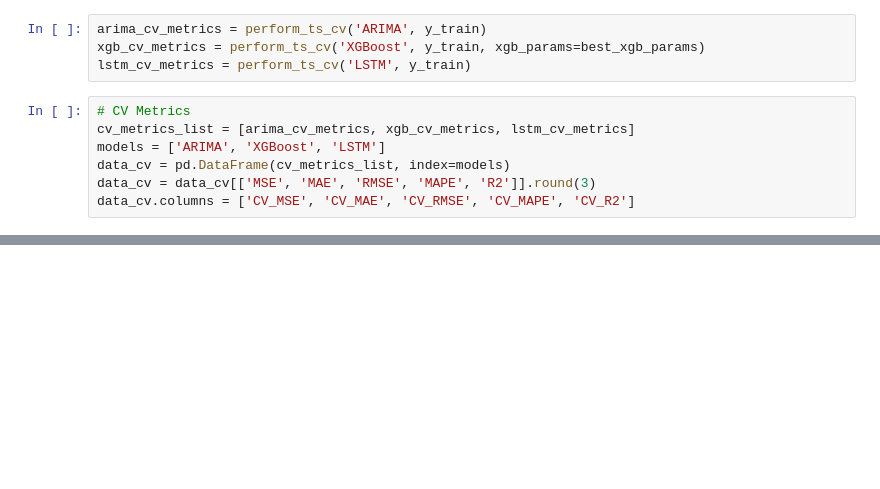
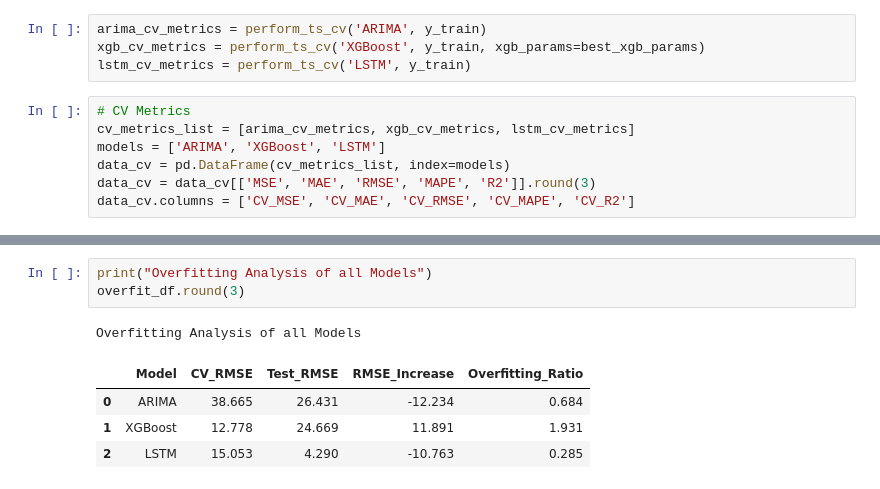
Before and after one commit to tshihab07/Stock-Price-Forecasting, a Jupyter notebook: notebookes/StockPricePrediction.ipynb, the cells around one changed output, grey strips where cells are left out. Drawn from its saved outputs; the diff is of its cells as text; blank space fills up the shorter version.

```diff
--- a/notebookes/StockPricePrediction.ipynb
+++ b/notebookes/StockPricePrediction.ipynb
@@ -767,0 +807,9 @@ LSTM      317.010  11.897   15.053   20.999  -1.497
+# %%
+print("Overfitting Analysis of all Models")
+overfit_df.round(3)
+# %% [output]
+Overfitting Analysis of all Models
+|  | Model | CV_RMSE | Test_RMSE | RMSE_Increase | Overfitting_Ratio |
+| 0 | ARIMA | 38.665 | 26.431 | -12.234 | 0.684 |
+| 1 | XGBoost | 12.778 | 24.669 | 11.891 | 1.931 |
+| 2 | LSTM | 15.053 | 4.290 | -10.763 | 0.285 |
```
Also changed, not shown: parts of 13 cells of this notebook.
